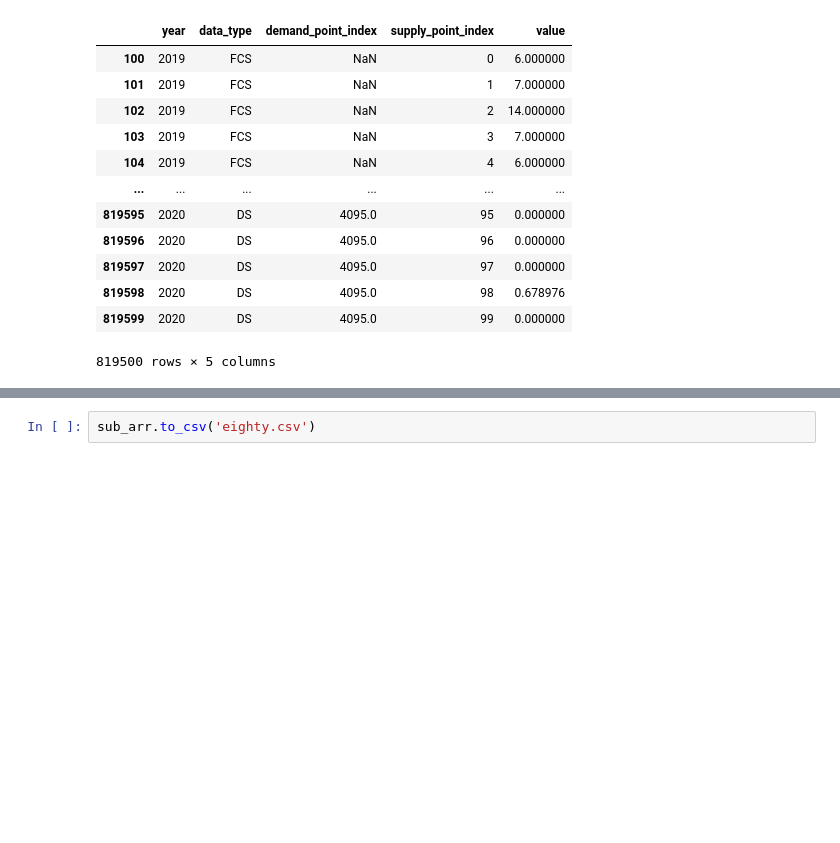
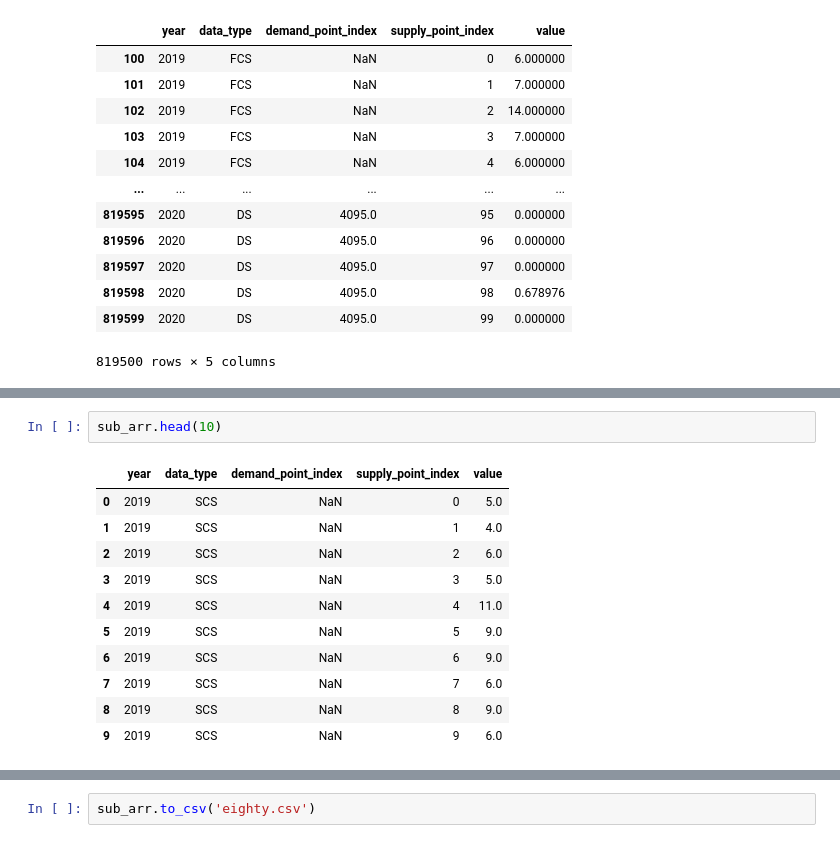
Before and after one commit to owoeye-babatunde/shell_ev_hackaton, a Jupyter notebook: ev_hackaton.ipynb, the cells around one changed output, grey strips where cells are left out. Saved outputs shown, nothing was run; the diff lists cells and outputs as text; blank space fills up the shorter version.

Commit message:
visualize the head of df

```diff
--- a/ev_hackaton.ipynb
+++ b/ev_hackaton.ipynb
@@ -523,0 +506,14 @@ Name: value, dtype: float64
+# %%
+sub_arr.head(10)
+# %% [output]
+|  | year | data_type | demand_point_index | supply_point_index | value |
+| 0 | 2019 | SCS | NaN | 0 | 5.0 |
+| 1 | 2019 | SCS | NaN | 1 | 4.0 |
+| 2 | 2019 | SCS | NaN | 2 | 6.0 |
+| 3 | 2019 | SCS | NaN | 3 | 5.0 |
+| 4 | 2019 | SCS | NaN | 4 | 11.0 |
+| 5 | 2019 | SCS | NaN | 5 | 9.0 |
+| 6 | 2019 | SCS | NaN | 6 | 9.0 |
+| 7 | 2019 | SCS | NaN | 7 | 6.0 |
+| 8 | 2019 | SCS | NaN | 8 | 9.0 |
+| 9 | 2019 | SCS | NaN | 9 | 6.0 |
```
Also changed, not shown: parts of 15 cells of this notebook.
